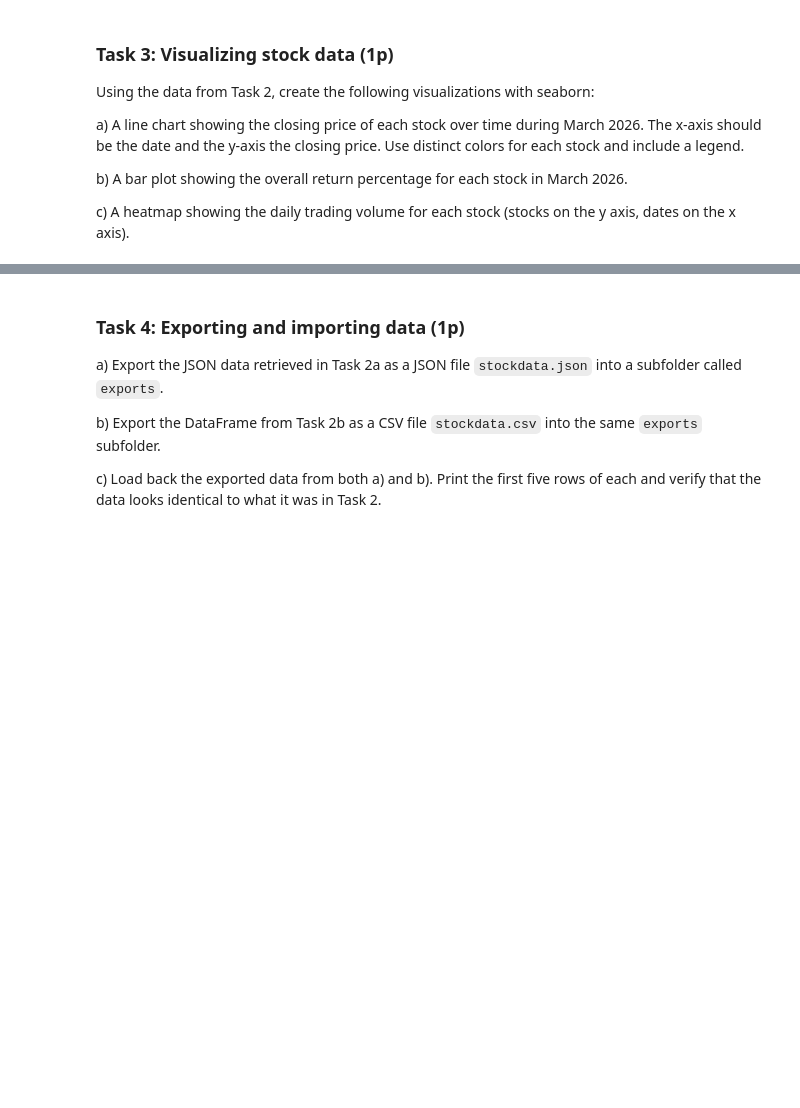
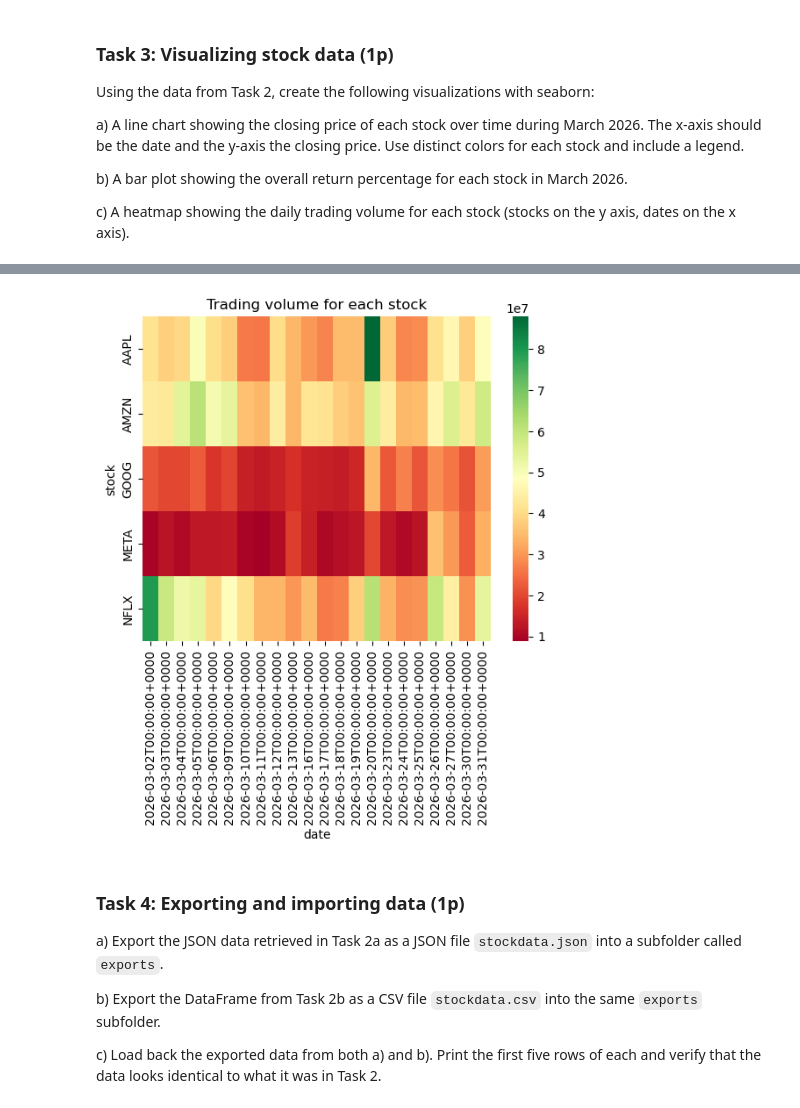
Before and after one commit to stavroulaalex/Python-BusinessIntelligence-Stav, a Jupyter notebook: assignments/assignment2/assignment2.ipynb, the cells around one changed output, grey strips where cells are left out. Drawn from its saved outputs; the diff is of its cells as text; code cells hidden in the pictures; blank space fills up the shorter version.

```diff
--- a/assignments/assignment2/assignment2.ipynb
+++ b/assignments/assignment2/assignment2.ipynb
@@ -162,3 +183,12 @@ c) A heatmap showing the daily trading volume for each stock (stocks on the y ax
+# %%
+#c
+df_pivot = df.pivot(index = 'symbol', columns = 'date', values = 'volume' )
+sns.heatmap(data = df_pivot, cmap = 'RdYlGn')
+plt.title('Trading volume for each stock')
+plt.ylabel('stock')
+plt.show()
+# %% [output]
+[figure, added]
 # %% [markdown]
 ### Task 4: Exporting and importing data (1p)
 
```
Also changed, not shown: parts of 5 cells of this notebook.
